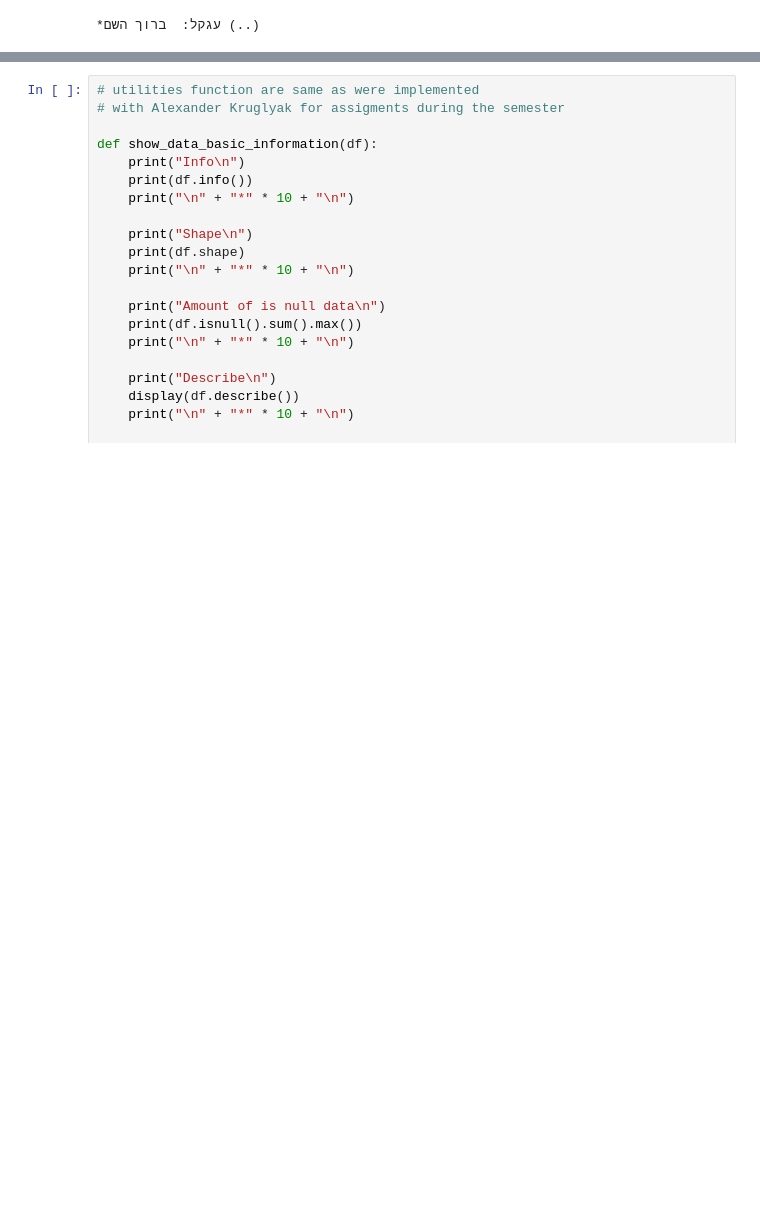
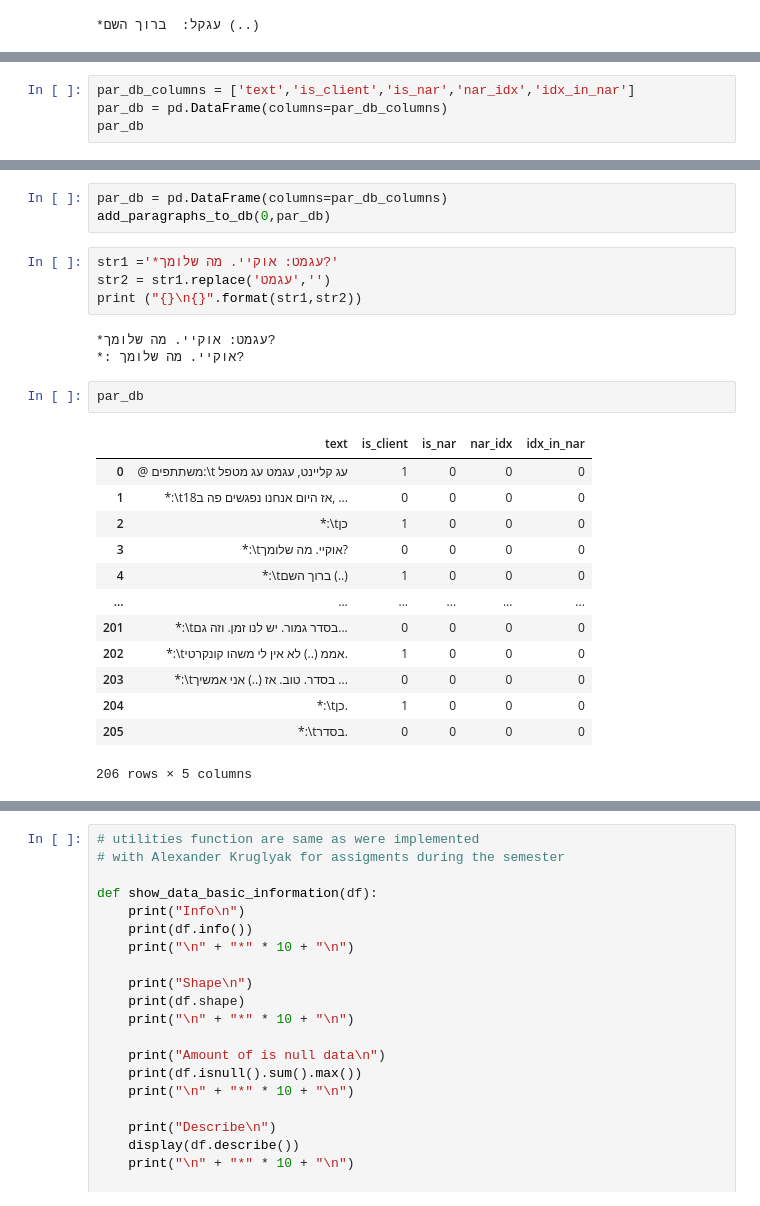
Before and after one commit to Sofy34/personal_strudy, a Jupyter notebook: thesis/01_initial_file.ipynb, the cells around one changed output, grey strips where cells are left out. Drawn from its saved outputs; the diff is of its cells as text; blank space fills up the shorter version.

Commit message:
add doc_db, par_db, parsing of paragraphs

```diff
--- a/thesis/01_initial_file.ipynb
+++ b/thesis/01_initial_file.ipynb
@@ -75,0 +88,4 @@ found in 2
+# %%
+par_db_columns = ['text','is_client','is_nar','nar_idx','idx_in_nar']
+par_db = pd.DataFrame(columns=par_db_columns)
+par_db
@@ -75,0 +164,26 @@ found in 2
+# %%
+par_db = pd.DataFrame(columns=par_db_columns)
+add_paragraphs_to_db(0,par_db)
+# %%
+str1 ='*עגמט: אוקיי. מה שלומך?'
+str2 = str1.replace('עגמט','')
+print ("{}\n{}".format(str1,str2))
+# %% [output]
+*עגמט: אוקיי. מה שלומך?
+*: אוקיי. מה שלומך?
+# %%
+par_db
+# %% [output]
+|  | text | is_client | is_nar | nar_idx | idx_in_nar |
+| 0 | @ משתתפים:\t עג קליינט, עגמט עג מטפל | 1 | 0 | 0 | 0 |
+| 1 | *:\tאז היום אנחנו נפגשים פה ב18, ... | 0 | 0 | 0 | 0 |
+| 2 | *:\tכן | 1 | 0 | 0 | 0 |
+| 3 | *:\tאוקיי. מה שלומך? | 0 | 0 | 0 | 0 |
+| 4 | *:\tברוך השם (..) | 1 | 0 | 0 | 0 |
+| ... | ... | ... | ... | ... | ... |
+| 201 | *:\tבסדר גמור. יש לנו זמן. וזה גם... | 0 | 0 | 0 | 0 |
+| 202 | *:\tאממ (..) לא אין לי משהו קונקרטי. | 1 | 0 | 0 | 0 |
+| 203 | *:\tבסדר. טוב. אז (..) אני אמשיך ... | 0 | 0 | 0 | 0 |
+| 204 | *:\tכן. | 1 | 0 | 0 | 0 |
+| 205 | *:\tבסדר. | 0 | 0 | 0 | 0 |
+206 rows × 5 columns
```
Also changed, not shown: parts of 14 cells of this notebook.
